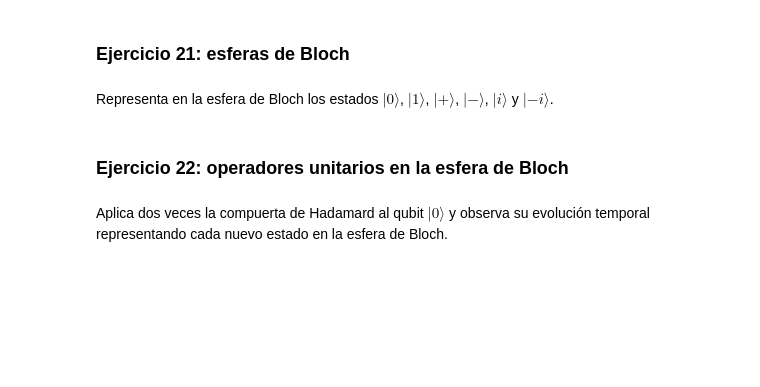
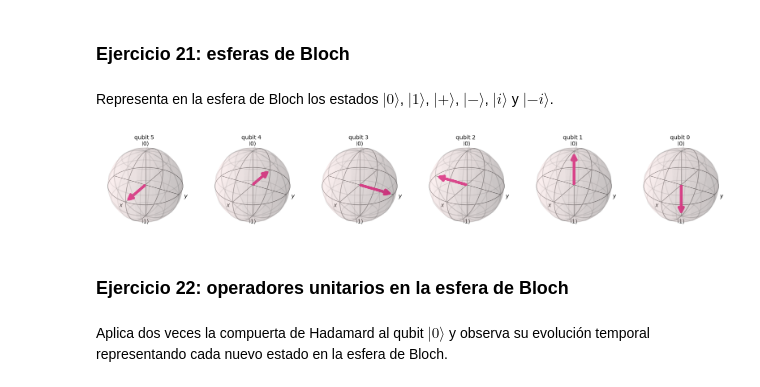
Before and after one commit to 0xLozi/quantum_computing_jam, a Jupyter notebook: Clase_1,_Parte_2_Computación_Cuántica.ipynb, the cells around one changed output. Saved outputs shown, nothing was run; the diff lists cells and outputs as text; code cells hidden in the pictures; blank space fills up the shorter version.

```diff
--- a/Clase_1,_Parte_2_Computación_Cuántica.ipynb
+++ b/Clase_1,_Parte_2_Computación_Cuántica.ipynb
@@ -714,6 +857,10 @@ b. Crea un nuevo estado a partir del qubit $|\psi_0\rangle$, agregándole una fa
 Representa en la esfera de Bloch los estados $|0\rangle$, $|1\rangle$, $|+\rangle$, $|-\rangle$, $|i\rangle$ y $|-i\rangle$.
 # %%
 #Escriba su código aquí
+
+plot_bloch_multivector(Statevector.from_label('+-rl01'), reverse_bits = True)
+# %% [output]
+[figure, added]
 # %% [markdown]
 ### Ejercicio 22: operadores unitarios en la esfera de Bloch
 # %% [markdown]
```
Also changed, not shown: parts of 10 cells of this notebook, 22 other files.
